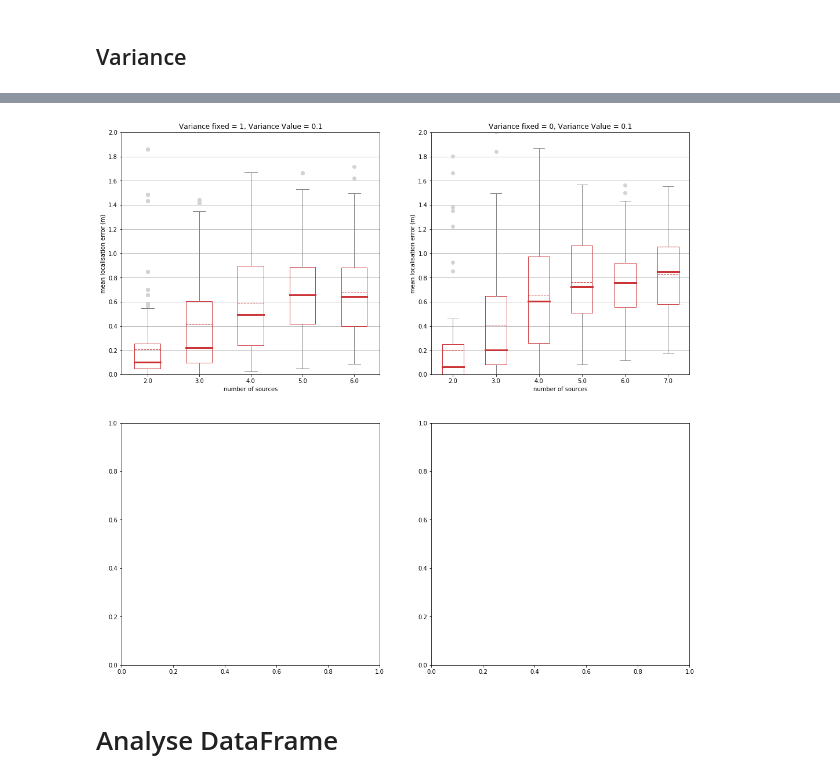
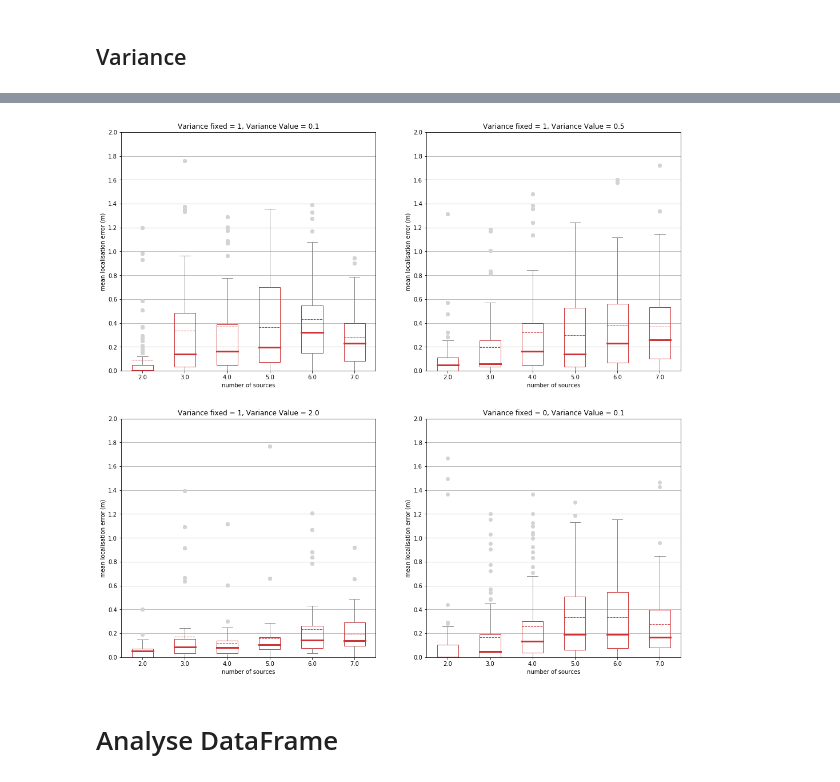
Before and after one commit to jannismain/fau-lnt-source-tracking-code, a Jupyter notebook: python/analysis-mean-err.ipynb, the cells around one changed output, grey strips where cells are left out. Cells and saved outputs as stored; diff of their text form; code cells hidden in the pictures.

```diff
--- a/python/analysis-mean-err.ipynb
+++ b/python/analysis-mean-err.ipynb
@@ -479,12 +511,11 @@ style_line_plot(xlabel="number of sources", ylabel="mean localisation error [m]"
 # %%
-dfs = []
-for desc in ['base', 'wd']:
-    dfs.append(matlab2pandas(dirname=desc, save_to=path.join(PATH_ROOT, desc), summary=False))
-df = pd.concat(dfs)
-df = df[df["reflect-order"]==0]
-print_summary(df)
-# dfp = df.pivot_table("err-mean", index=["description", "wd"], columns="n-sources", aggfunc='mean').transpose()
-# dfp.boxplot(column=("n-sources"))
+plt.subplots(2,2, figsize=(17,17))
+ax = list()
+for i in range(1,5):
+    ax.append(plt.subplot(2,2,i))
+
+plt.subplots_adjust()
+i=0
 for wd in [1.2, 1.3, 1.5]:
     dft = df[df["wd"]==wd]
     bp = dft.boxplot('err-mean', by=["n-sources"], return_type='both', figsize=(6,  6), showmeans=True, meanline=True)
@@ -510,13 +524,19 @@ NOTE: Data contains range of wd (['1.2', '1.3', '1.5'], n=200)
 # %% [markdown]
 ## Variance
+# %%
+# Load Data
+dfs = []
+for desc in EVALUATIONS:
+    dfs.append(matlab2pandas(dirname=desc, save_to=path.join(PATH_ROOT, desc), summary=False))
+try:
+    df = pd.concat(dfs)
+except ValueError:
+    df = dfs
 # %%
-dfs = []
-for desc in EVALUATIONS:
-    dfs.append(matlab2pandas(dirname=desc, save_to=path.join(PATH_ROOT, desc), summary=False))
-df = pd.concat(dfs)
+# Manipulate Data
 dft = df
-dft = dft[dft["reflect-order"]==-1]
-dft = dft[dft["T60"]==0.6]
+dft = dft[dft["reflect-order"]==3]
+dft = dft[dft["T60"]==0.3]
 dft = dft[dft["em"]==10]
 dft = dft[dft["wd"]==1.2]
 dft = dft[dft["md"]==0.5]
@@ -544,25 +563,25 @@ var
 # %%
 # dfp = df.pivot_table("err-mean", index=["description", "wd"], columns="n-sources", aggfunc='mean').transpose()
 # dfp.boxplot(column=("n-sources", "var", "var-val"))
 plt.subplots(2,2, figsize=(17,17))
 ax = list()
 for i in range(1,5):
     ax.append(plt.subplot(2,2,i))
 
 plt.subplots_adjust()
 i=0
-for var in [(0.1,1), (0.5,1), (1,1), (0.1,0)]:
-    dftt = dft[dft["var-val"]==var[0]]
-    dftt = dftt[dftt["var"]==var[1]]
+for vv, vf in [(0.1,1), (0.5,1), (2.0,1), (0.1,0)]:
+    dftt = dft[dft["var-val"]==vv]
+    dftt = dftt[dftt["var-fixed"]==vf]
     try:
         bp = dftt.boxplot('err-mean', by=["n-sources"], return_type='both', figsize=(6,  6), showmeans=True, meanline=True, ax=ax[i])
         style_boxplot(bp)
-        ax[i].set_title("Variance fixed = {}, Variance Value = {}".format(var[1], var[0]))
+        ax[i].set_title("Variance fixed = {}, Variance Value = {}".format(vf, vv))
         i+=1
     except ValueError:
         continue
 # %% [output]
-[figure, old version]
+[figure, new version]
 # %% [markdown]
 # Analyse DataFrame
 # %% [markdown]
```
Also changed, not shown: parts of 8 cells of this notebook, 2 other files.
